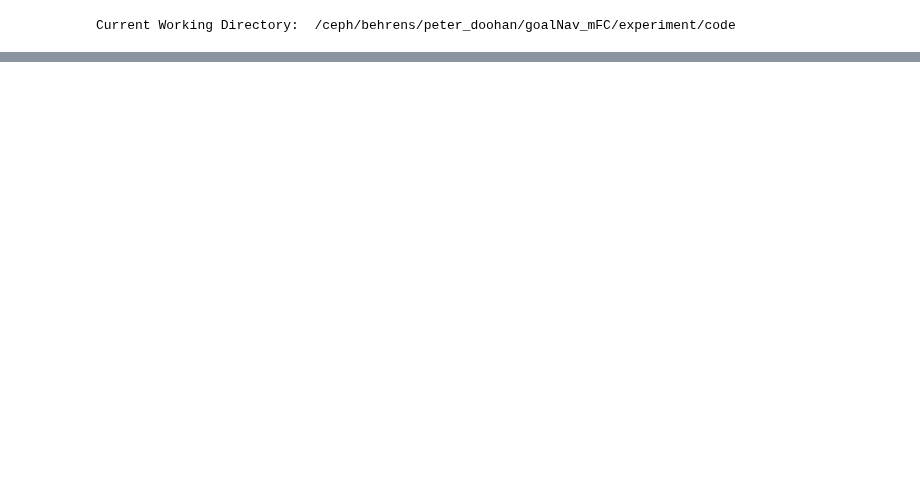
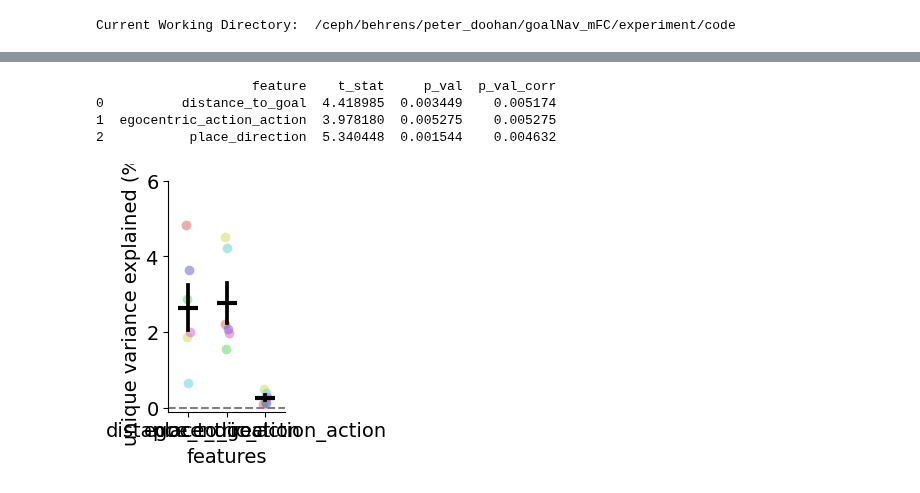
Before and after one commit to peterdoohan/GridMaze-mFC, a Jupyter notebook: Notebooks/nbeGLM.ipynb, the cells around one changed output, grey strips where cells are left out. Cells and saved outputs as stored; diff of their text form; code cells hidden in the pictures; blank space fills up the shorter version.

```diff
--- a/Notebooks/nbeGLM.ipynb
+++ b/Notebooks/nbeGLM.ipynb
@@ -57,0 +92,19 @@ baseline vs embedding:
+# %%
+variance_explained_results = lms.load_model_set_cv_scores(
+    "variance_explained", maze_names=["maze_1", "maze_2", "rooms_maze"], all_completed=True
+)
+cpd_df = ve.get_cpd_df(variance_explained_results)
+feature_tuned_df = ve.get_feature_tuned_df(variance_explained_results)
+compare_features = ["distance_to_goal", "place_direction", "egocentric_action_action"]
+# %%
+reload(ve)
+f, ax = plt.subplots(figsize=(1.5, 3))
+ve.plot_variance_explained(cpd_df, features=compare_features, print_stats=True, ax=ax)
+ax.set_ylim(-0.1, 6)
+f.savefig("../results/nbeGLM/figures/unique_variance_explained.pdf")
+# %% [output]
+                    feature    t_stat     p_val  p_val_corr
+0          distance_to_goal  4.418985  0.003449    0.005174
+1  egocentric_action_action  3.978180  0.005275    0.005275
+2           place_direction  5.340448  0.001544    0.004632
+[figure, added]
```
Also changed, not shown: parts of 10 cells of this notebook, 2 other files.
